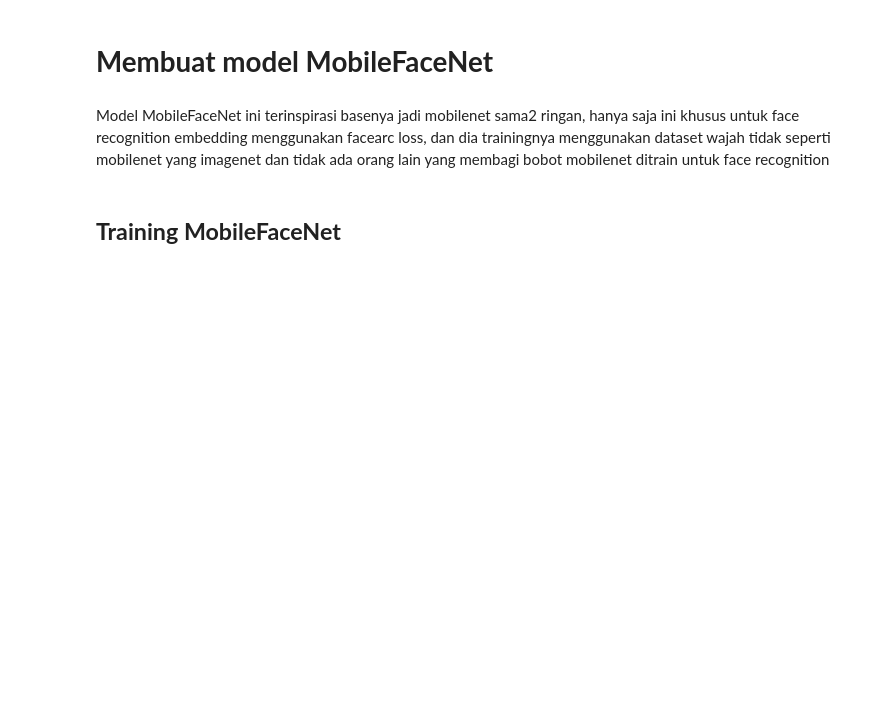
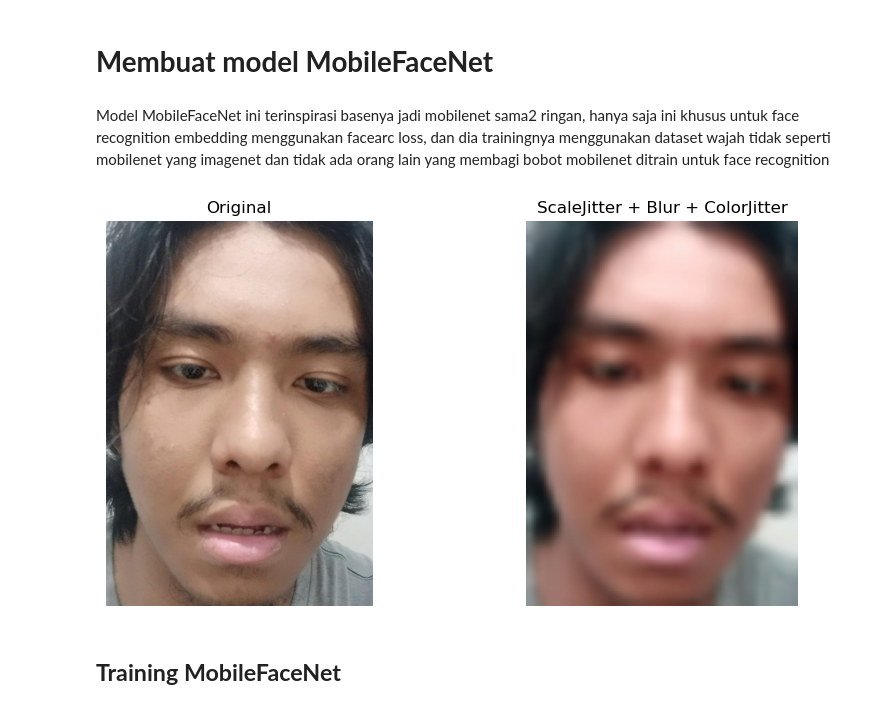
Before and after one commit to notnsas/CollegeDL_Task4, a Jupyter notebook: notebook_model/main.ipynb, the cells around one changed output. Drawn from its saved outputs; the diff is of its cells as text; code cells hidden in the pictures; blank space fills up the shorter version.

Commit message:
gantiu data augment dan eksperimen (resize lbh bagus buat blur)

```diff
--- a/notebook_model/main.ipynb
+++ b/notebook_model/main.ipynb
@@ -984,3 +984,44 @@ class MobileFaceNet(Module):
         # print("After l2_norm:", out.shape)
 
         return out
+# %%
+from torchvision.transforms import v2
+from torchvision import transforms
+from PIL import Image
+import matplotlib.pyplot as plt
+
+img_path = r"D:\Code\Kuliah\Deep Learning\tugas_4\data\Dataset Sistem Presensi Wajah V2.0\Data Train Cropped MTCNN fix\5231811033_Rama Panji Nararendra Cahaya\5231811033_Rama Panji Nararendra Cahaya_23_1.jpg"
+
+# load image
+img = Image.open(img_path).convert("RGB")
+
+# define combined transform
+transform = transforms.Compose([
+    transforms.Resize(40),
+transforms.Resize(112),
+    # transforms.Resize((224, 224)),
+    v2.ScaleJitter(target_size=[200, 200]),   # scale jitter
+
+    transforms.GaussianBlur(kernel_size=3, sigma=(0.1, 1.0)),  # blur
+    transforms.ColorJitter(brightness=0.2, contrast=0.2, saturation=0.1, hue=0.05),  # color jitter
+])
+
+# apply transformation
+out = transform(img)
+
+# show side-by-side
+plt.figure(figsize=(10, 5))
+
+plt.subplot(1, 2, 1)
+plt.title("Original")
+plt.imshow(img)
+plt.axis("off")
+
+plt.subplot(1, 2, 2)
+plt.title("ScaleJitter + Blur + ColorJitter")
+plt.imshow(out)
+plt.axis("off")
+
+plt.show()
+# %% [output]
+[figure, added]
```
Also changed, not shown: parts of 3 cells of this notebook.
